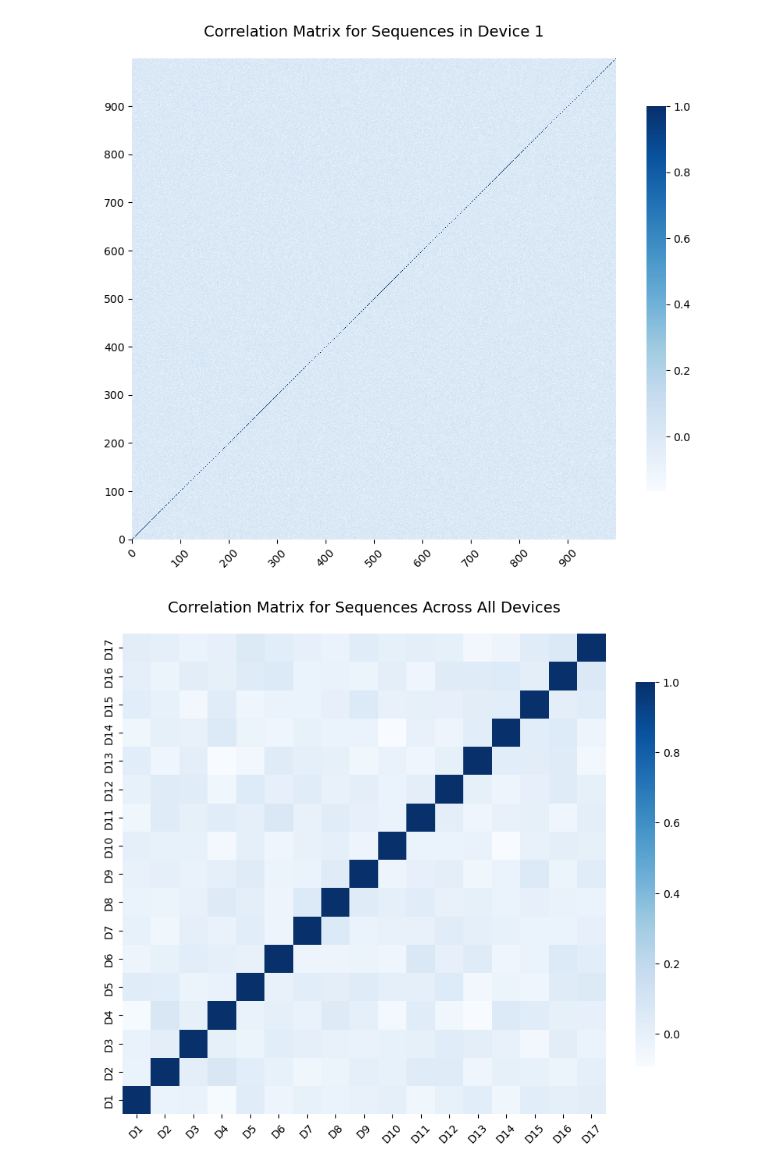
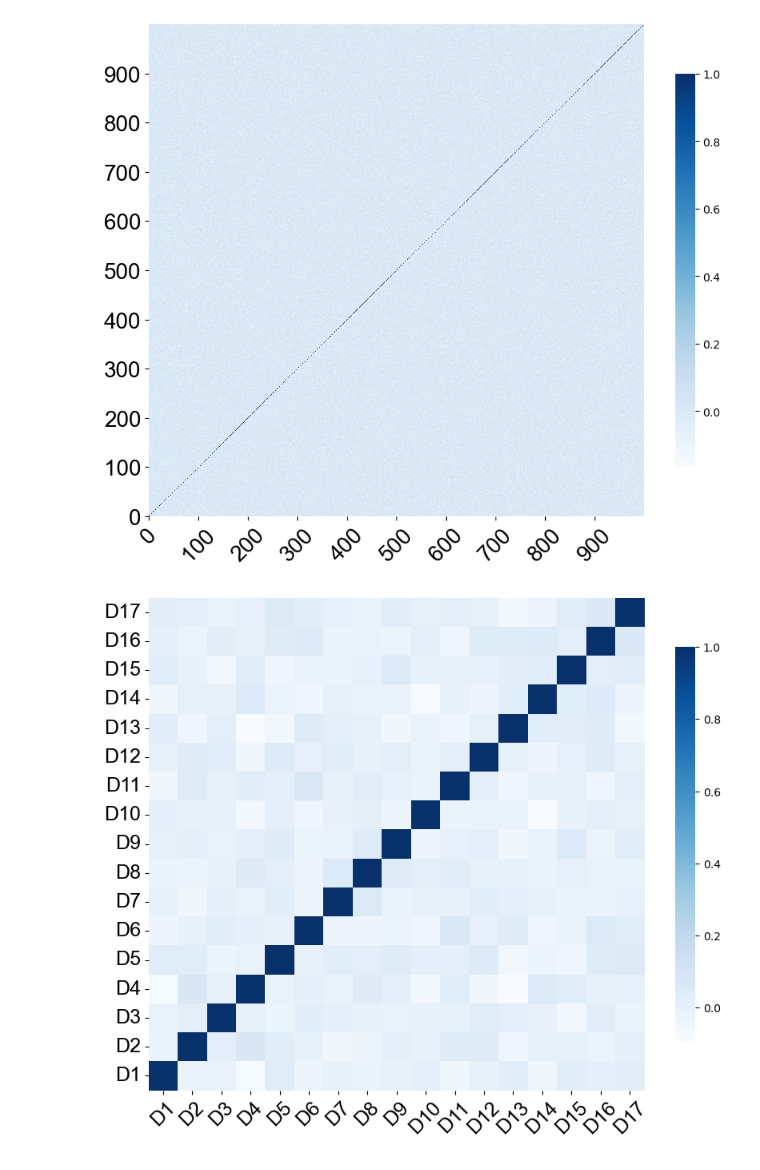
Before and after one commit to nakulnandhakumar/kaust_puf, a Jupyter notebook: sandbox.ipynb, the cells around one changed output. Saved outputs shown, nothing was run; the diff lists cells and outputs as text; code cells hidden in the pictures.

Commit message:
Code to fix fontsize to arial added, new intra and across corr coeff matrices generated

```diff
--- a/sandbox.ipynb
+++ b/sandbox.ipynb
@@ -77,39 +77,37 @@ X17 = create_dataset(df10_old, 10000)
 # %%
 # Plot correlation matrix among sequences within one device
 # Take the first 50 data points
-intradev_data = X1[:1000]
-num_sequences_intradev = intradev_data.shape[0]
-corr_coeff_within_dev_mat = np.corrcoef(intradev_data, rowvar=True)
+corr_coeff_within_dev = X1[:1000]
+num_sequences = corr_coeff_within_dev.shape[0]
+corr_coeff_within_dev_mat = np.corrcoef(corr_coeff_within_dev, rowvar=True)
 
 # Set up the figure with a larger size
 plt.figure(figsize=(10, 8))
 
 # Plot the correlation matrix as a heatmap
 sns.heatmap(corr_coeff_within_dev_mat,
             cmap='Blues',  # Use a visually appealing colormap
             annot=False,       # Do not display values
             xticklabels=False,
             yticklabels=False,  # Number sequences on the y-axis
-            cbar_kws={'shrink': 0.8}  # Shrink the colorbar slightly
+            cbar_kws={'shrink': 0.8},  # Shrink the colorbar slightly
            )
 
 # Set spacing of tick marks
-spacing_intradev = num_sequences_intradev // 10
-tick_positions_intradev = np.arange(0, num_sequences_intradev, spacing_intradev)
+spacing = num_sequences // 10
+tick_positions = np.arange(0, num_sequences, spacing)
 
 # Dynamically set ticks and label appearance
-plt.xticks(tick_positions_intradev, tick_positions_intradev, rotation=45, fontsize=10)  # Rotate x-axis labels
-plt.yticks(tick_positions_intradev, tick_positions_intradev, fontsize=10)
+plt.xticks(tick_positions, tick_positions, rotation=45, fontsize=20, fontfamily='Arial')  # Rotate x-axis labels
+plt.yticks(tick_positions, tick_positions, fontsize=20, fontfamily='Arial')
 
 # Invert Y-axis to ensure 0 starts from the bottom
 plt.gca().invert_yaxis()
 
-plt.title('Correlation Matrix for Sequences in Device 1', fontsize=14, pad=20)
-
 # Save the figure
-plt.savefig('figures/corr_coeff/correlation_matrix_intradev.png', dpi=300, bbox_inches='tight')
+plt.savefig('figures/corr_coeff/correlation_matrix_intradev1.png', dpi=300, bbox_inches='tight')
 # %% [output]
-[figure, old version]
+[figure, new version]
 # %%
 # Plot correlation matrix among sequences across devices
 dev1_cut_data = (X1[-1:])
@@ -149,19 +147,17 @@ sns.heatmap(corr_coeff_across_dev_mat,
             annot=False,       # Do not display values
             xticklabels=full_labels,
             yticklabels=full_labels,  # Number sequences on the y-axis
-            cbar_kws={'shrink': 0.8}  # Shrink the colorbar slightly
+            cbar_kws={'shrink': 0.8},  # Shrink the colorbar slightly
            )
 
 # Dynamically set ticks and label appearance
-plt.xticks(rotation=45, fontsize=10)  # Rotate x-axis labels
-plt.yticks(fontsize=10)
+plt.xticks(rotation=45, fontsize=18, fontfamily='Arial')  # Rotate x-axis labels
+plt.yticks(fontsize=18, fontfamily='Arial')
 
 # Invert Y-axis to ensure 0 starts from the bottom
 plt.gca().invert_yaxis()
 
-plt.title('Correlation Matrix for Sequences Across All Devices', fontsize=14, pad=20)
-
 # Save the figure
 plt.savefig('figures/corr_coeff/correlation_matrix_acrossdev.png', dpi=300, bbox_inches='tight')
 # %% [output]
-[figure, old version]
+[figure, new version]
```
Also changed, not shown: 6 other files.
